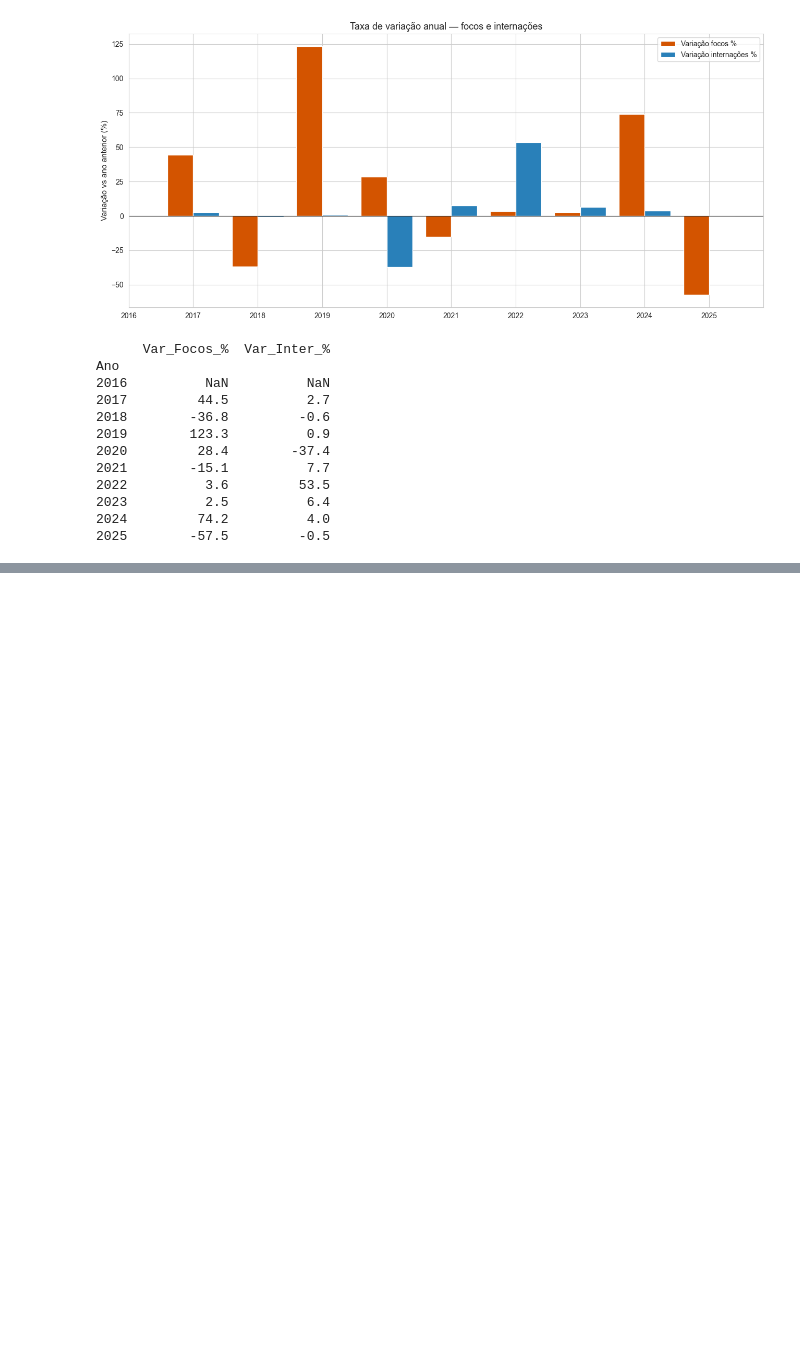
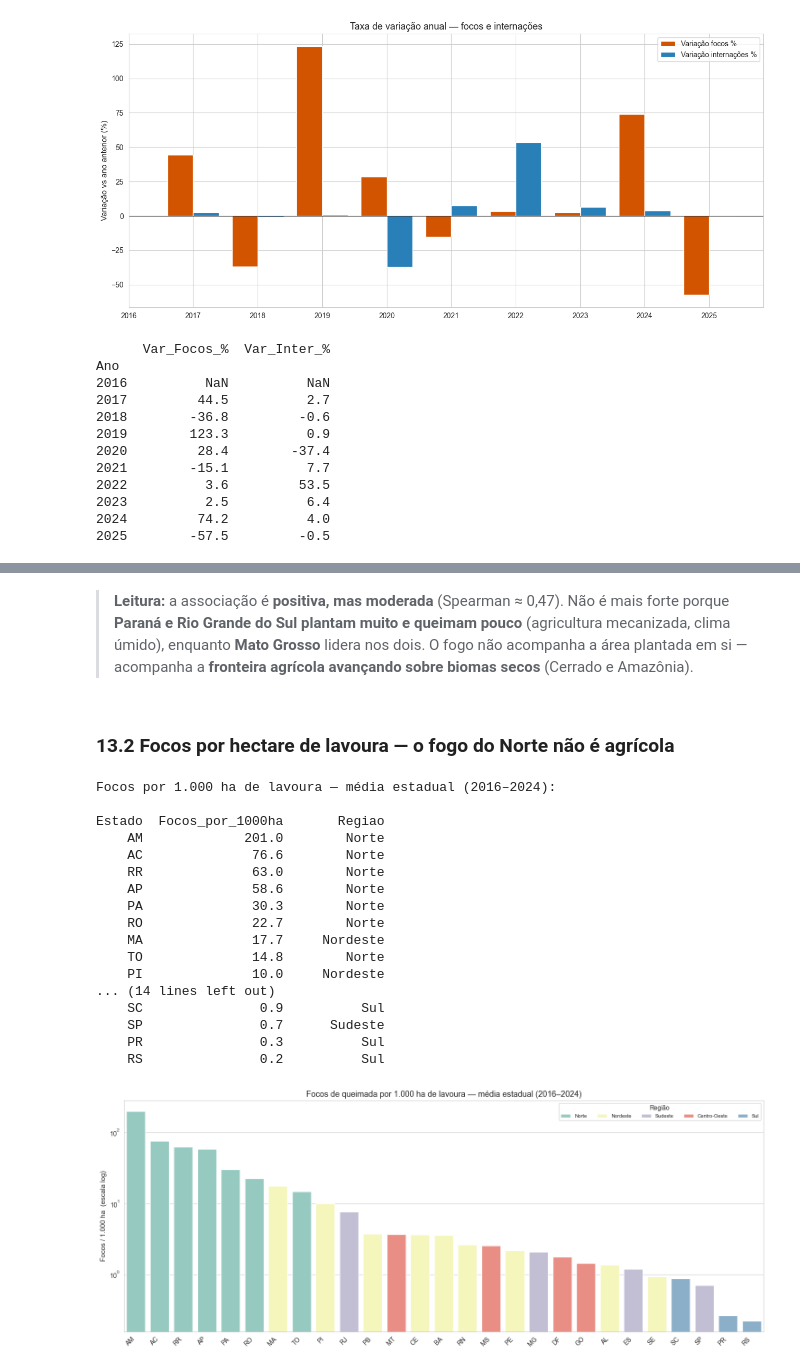
Before and after one commit to SauloSapucaia/BreathAlert_BR, a Jupyter notebook: projeto.ipynb, the cells around one changed output, grey strips where cells are left out. Drawn from its saved outputs; the diff is of its cells as text; code cells hidden in the pictures; blank space fills up the shorter version.

```diff
--- a/projeto.ipynb
+++ b/projeto.ipynb
@@ -110,10 +110,10 @@ Lemos os arquivos já tratados. Cada um está no nível **Estado / Ano / Mês**:
 - `populacao_consolidado.csv` — população estimada por UF/ano (IBGE)
 - `queimadas_bioma_consolidado.csv` — focos agregados por bioma
 # %%
-df_queimadas = pd.read_csv("queimadas_consolidado.csv")
-df_sus       = pd.read_csv("datasus_consolidado.csv")
-df_pop       = pd.read_csv("populacao_consolidado.csv")
-df_biomas    = pd.read_csv("queimadas_bioma_consolidado.csv")
+df_queimadas = pd.read_csv("dados/queimadas_consolidado.csv")
+df_sus       = pd.read_csv("dados/datasus_consolidado.csv")
+df_pop       = pd.read_csv("dados/populacao_consolidado.csv")
+df_biomas    = pd.read_csv("dados/queimadas_bioma_consolidado.csv")
 
 print("Queimadas:", df_queimadas.shape, "| colunas:", df_queimadas.columns.tolist())
 print("SUS      :", df_sus.shape, "| colunas:", df_sus.columns.tolist())
@@ -841,0 +912,44 @@ Ano
+# %% [markdown]
+> **Leitura:** a associação é **positiva, mas moderada** (Spearman ≈ 0,47).
+> Não é mais forte porque **Paraná e Rio Grande do Sul plantam muito e queimam
+> pouco** (agricultura mecanizada, clima úmido), enquanto **Mato Grosso** lidera
+> nos dois. O fogo não acompanha a área plantada em si — acompanha a **fronteira
+> agrícola avançando sobre biomas secos** (Cerrado e Amazônia).
+# %% [markdown]
+### 13.2 Focos por hectare de lavoura — o fogo do Norte não é agrícola
+# %%
+rank_ha = (base.dropna(subset=["Focos_por_1000ha"])
+               .groupby("Estado")["Focos_por_1000ha"].mean()
+               .sort_values(ascending=False).reset_index())
+rank_ha["Regiao"] = rank_ha["Estado"].map(regiao_sigla)
+print("Focos por 1.000 ha de lavoura — média estadual (2016–2024):\n")
+print(rank_ha.round(1).to_string(index=False))
+
+plt.figure(figsize=(15, 6))
+sns.barplot(data=rank_ha, x="Estado", y="Focos_por_1000ha", hue="Regiao", dodge=False)
+plt.yscale("log")
+plt.title("Focos de queimada por 1.000 ha de lavoura — média estadual (2016–2024)")
+plt.ylabel("Focos / 1.000 ha  (escala log)")
+plt.xlabel("")
+plt.xticks(rotation=45, ha="right")
+plt.legend(title="Região", ncol=5, fontsize=8)
+plt.tight_layout(); plt.show()
+# %% [output]
+Focos por 1.000 ha de lavoura — média estadual (2016–2024):
+
+Estado  Focos_por_1000ha       Regiao
+    AM             201.0        Norte
+    AC              76.6        Norte
+    RR              63.0        Norte
+    AP              58.6        Norte
+    PA              30.3        Norte
+    RO              22.7        Norte
+    MA              17.7     Nordeste
+    TO              14.8        Norte
+    PI              10.0     Nordeste
+... (14 lines left out)
+    SC               0.9          Sul
+    SP               0.7      Sudeste
+    PR               0.3          Sul
+    RS               0.2          Sul
+[figure, added]
```
Also changed, not shown: parts of 8 cells of this notebook.
